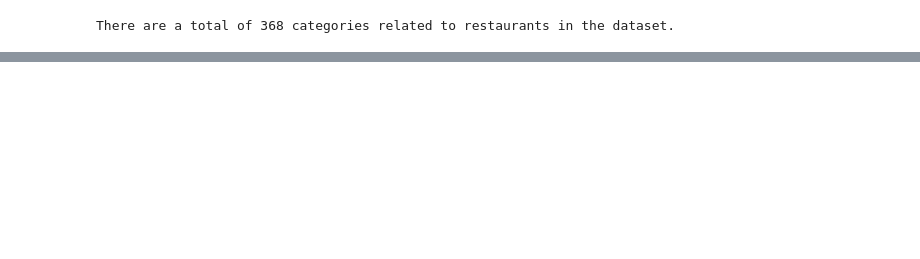
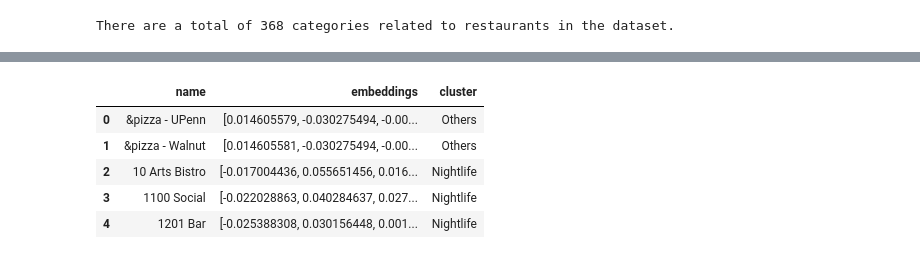
Before and after one commit to kwanchmn/Advanced-topics-in-ML, a Jupyter notebook: Baldur/baldur_task_2.ipynb, the cells around one changed output, grey strips where cells are left out. Cells and saved outputs as stored; diff of their text form; code cells hidden in the pictures; blank space fills up the shorter version.

```diff
--- a/Baldur/baldur_task_2.ipynb
+++ b/Baldur/baldur_task_2.ipynb
@@ -694,0 +747,8 @@ px.line(inertia_mat[0])
+# %%
+# Setting the optimal hyper-params
+opt_l = 2
+opt_k = 19
+
+# Fitting the optimal Word2Vec and K-means models
+os.environ['PYTHONHASHSEED'] = '0'
+w2v_opt, embeddings_opt, kmeans_opt = cluster_pipeline(res_categories_df, l = opt_l, k = opt_k)
@@ -694,0 +828,11 @@ px.line(inertia_mat[0])
+# %%
+# Replacing the integer cluster labels
+embeddings_opt["cluster"] = embeddings_opt["cluster"].replace(cluster_name_map)
+embeddings_opt.head()
+# %% [output]
+|  | name | embeddings | cluster |
+| 0 | &pizza - UPenn | [0.014605579, -0.030275494, -0.00... | Others |
+| 1 | &pizza - Walnut | [0.014605581, -0.030275494, -0.00... | Others |
+| 2 | 10 Arts Bistro | [-0.017004436, 0.055651456, 0.016... | Nightlife |
+| 3 | 1100 Social | [-0.022028863, 0.040284637, 0.027... | Nightlife |
+| 4 | 1201 Bar | [-0.025388308, 0.030156448, 0.001... | Nightlife |
```
Also changed, not shown: parts of 70 cells of this notebook, 3 other files.
